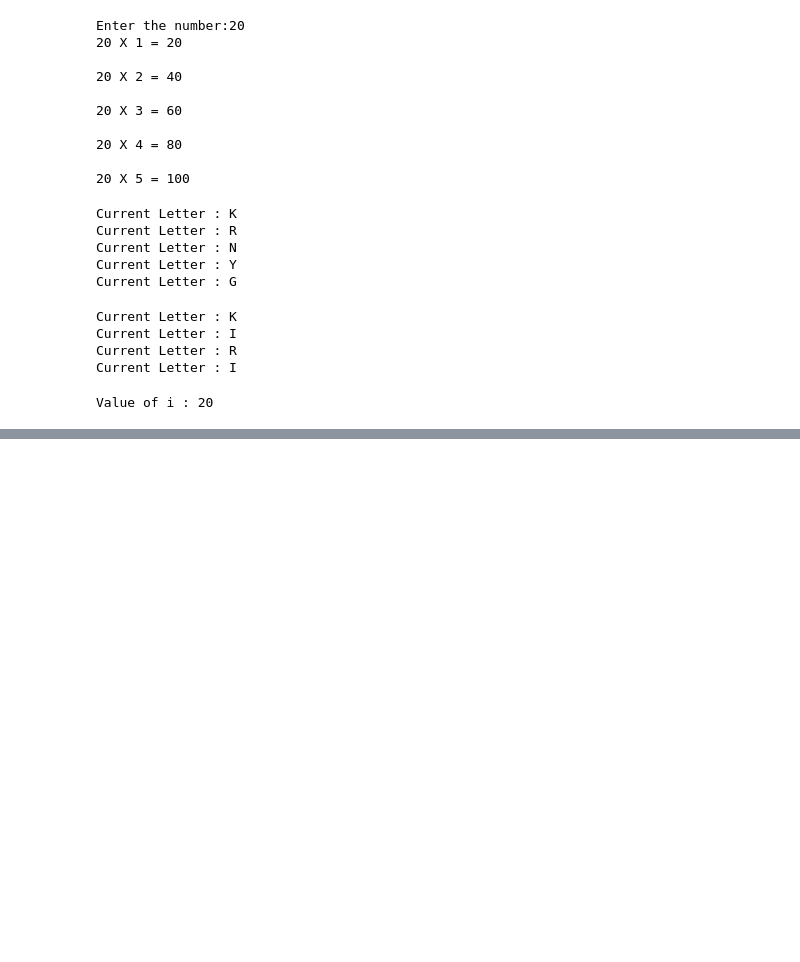
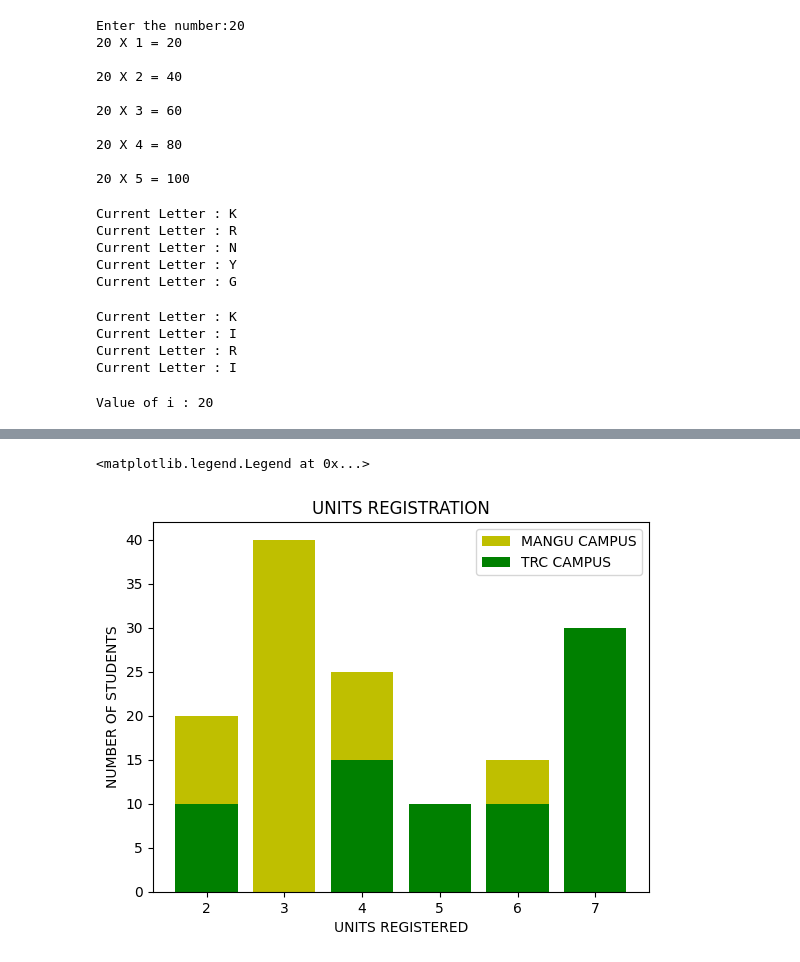
Before and after one commit to Maxwell-Muthui-Mwangi/Ballershopke-Python_Data-Science, a Jupyter notebook: Data_Science_Learning.ipynb, the cells around one changed output, grey strips where cells are left out. Saved outputs shown, nothing was run; the diff lists cells and outputs as text; code cells hidden in the pictures; blank space fills up the shorter version.

```diff
--- a/Data_Science_Learning.ipynb
+++ b/Data_Science_Learning.ipynb
@@ -497,0 +533,17 @@ Value of i : 20
+# %%
+#EXAMPLE 2:
+import matplotlib.pyplot as plt
+x1 = [2,3,4,5,6]
+y1 = [20, 40, 25, 10, 15]
+x2 = [2, 4, 5, 6, 7]
+y2 = [10, 15, 10, 10, 30]
+plt.bar(x1, y1, label="MANGU CAMPUS", color='y')
+plt.bar(x2, y2, label="TRC CAMPUS", color='g')
+plt.plot()
+plt.xlabel("UNITS REGISTERED")
+plt.ylabel("NUMBER OF STUDENTS")
+plt.title("UNITS REGISTRATION")
+plt.legend()
+# %% [output]
+<matplotlib.legend.Legend at 0x...>
+[figure, added]
```
Also changed, not shown: parts of 4 cells of this notebook.
